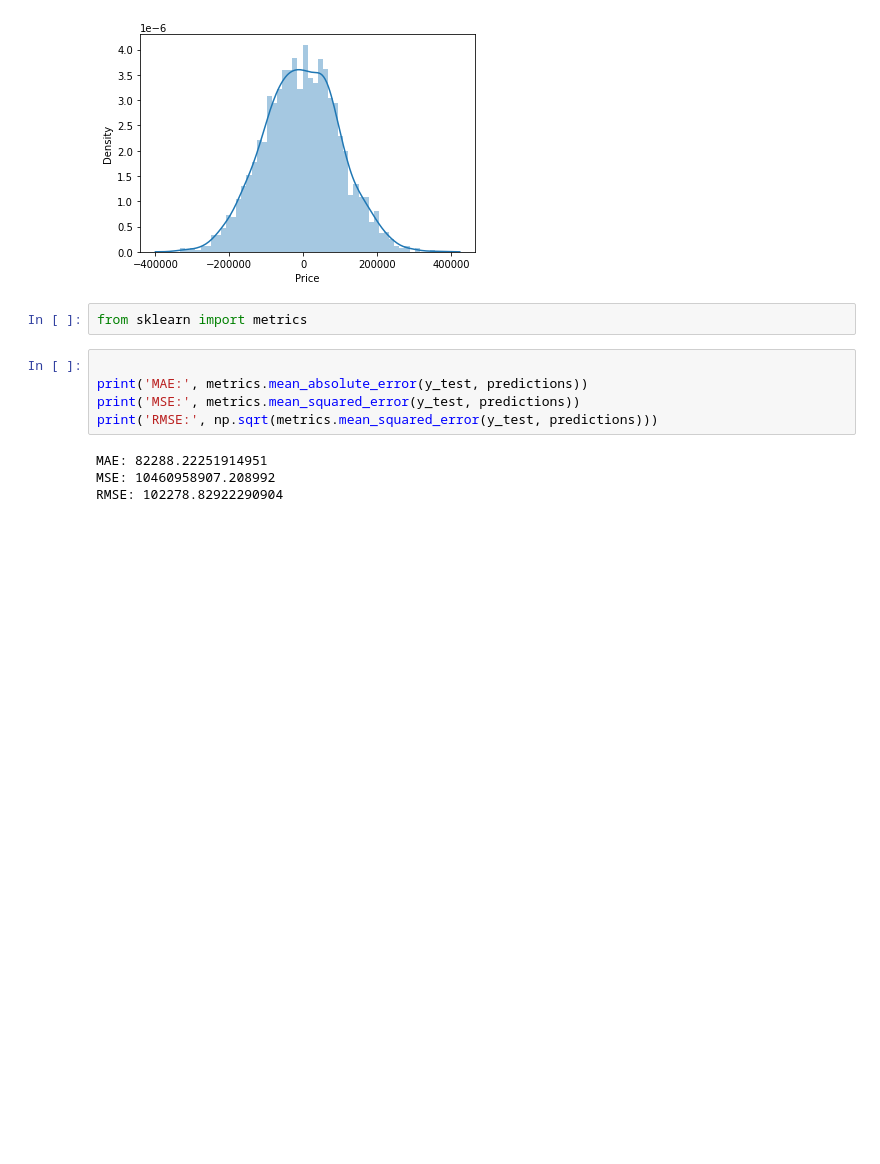
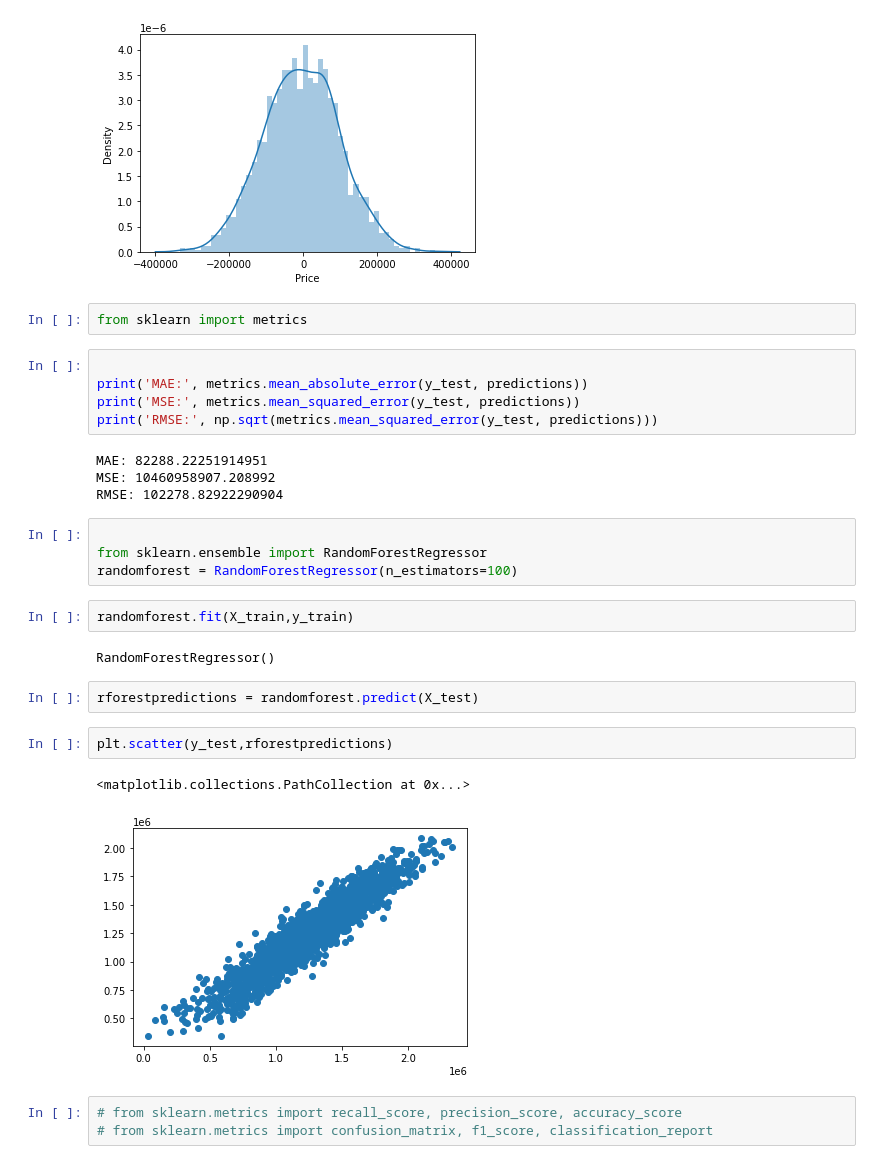
Before and after one commit to venky9885/FinalMusicProject, a Jupyter notebook: Houseprediction/main.ipynb, the cells around one changed output. Saved outputs shown, nothing was run; the diff lists cells and outputs as text; blank space fills up the shorter version.

```diff
--- a/Houseprediction/main.ipynb
+++ b/Houseprediction/main.ipynb
@@ -126,3 +126,21 @@ print('RMSE:', np.sqrt(metrics.mean_squared_error(y_test, predictions)))
 MAE: 82288.22251914951
 MSE: 10460958907.208992
 RMSE: 102278.82922290904
+# %%
+
+from sklearn.ensemble import RandomForestRegressor
+randomforest = RandomForestRegressor(n_estimators=100)
+# %%
+randomforest.fit(X_train,y_train)
+# %% [output]
+RandomForestRegressor()
+# %%
+rforestpredictions = randomforest.predict(X_test)
+# %%
+plt.scatter(y_test,rforestpredictions)
+# %% [output]
+<matplotlib.collections.PathCollection at 0x...>
+[figure, added]
+# %%
+# from sklearn.metrics import recall_score, precision_score, accuracy_score
+# from sklearn.metrics import confusion_matrix, f1_score, classification_report
```
Also changed, not shown: parts of 1 cell of this notebook, 5 other files.
